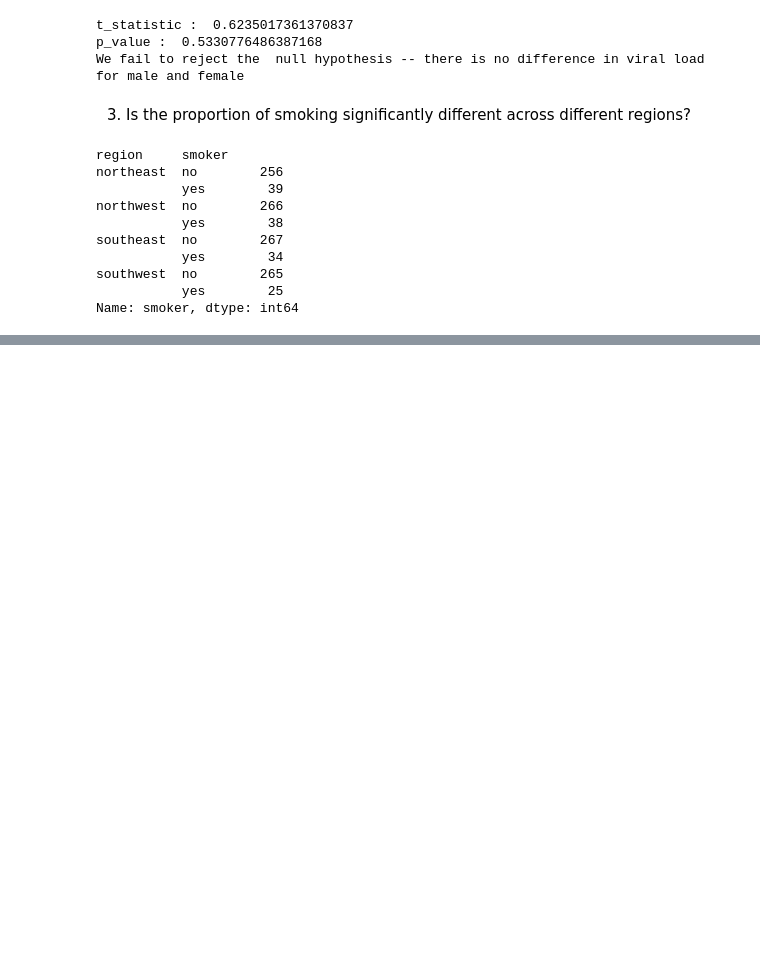
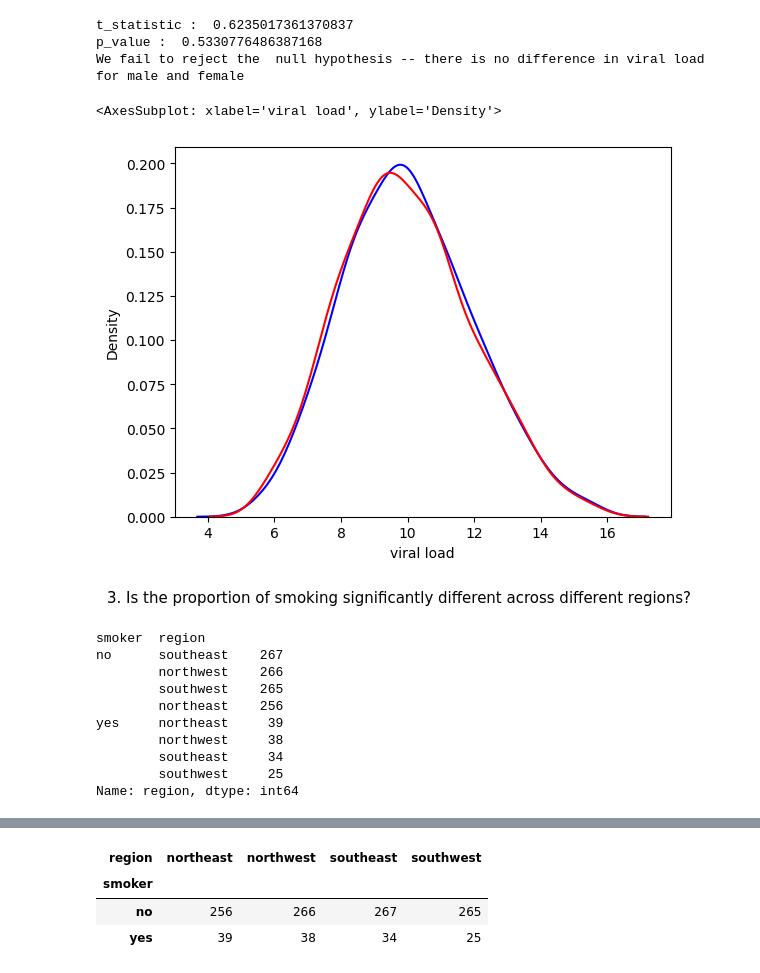
Before and after one commit to mahikshith/Apollo_hypothesis_testing, a Jupyter notebook: Apollo_hypo_test_mykee.ipynb, the cells around one changed output, grey strips where cells are left out. Saved outputs shown, nothing was run; the diff lists cells and outputs as text; code cells hidden in the pictures; blank space fills up the shorter version.

```diff
--- a/Apollo_hypo_test_mykee.ipynb
+++ b/Apollo_hypo_test_mykee.ipynb
@@ -449,20 +449,27 @@ else:
 t_statistic :  0.6235017361370837
 p_value :  0.5330776486387168
 We fail to reject the  null hypothesis -- there is no difference in viral load for male and female
+# %%
+sns.kdeplot(male,label="male",color="blue")
+sns.kdeplot(female,label="female",color="red")
+# they have similar distribution , we also check the same with qqplot
+# %% [output]
+<AxesSubplot: xlabel='viral load', ylabel='Density'>
+[figure, added]
 # %% [markdown]
 3. Is the proportion of smoking significantly different across different regions?
 # %%
-df.groupby("region")["smoker"].value_counts()
+df.groupby("smoker")["region"].value_counts()
 # %% [output]
-region     smoker
-northeast  no        256
-           yes        39
-northwest  no        266
-           yes        38
-southeast  no        267
-           yes        34
-southwest  no        265
-           yes        25
-Name: smoker, dtype: int64
+smoker  region
+no      southeast    267
+        northwest    266
+        southwest    265
+        northeast    256
+yes     northeast     39
+        northwest     38
+        southeast     34
+        southwest     25
+Name: region, dtype: int64
 # %% [markdown]
 H0 : The proportion of smoker is same in all regions
@@ -469,3 +477,14 @@ H0 : The proportion of smoker is same in all regions
 H1 : The proportion of smoker is different in atleast one region
 
 alpha = 0.05 - -chi-squared test
+# %%
+# import chi2_contingency
+from scipy.stats import chi2_contingency
+
+tab = pd.crosstab(df["smoker"],df["region"])
+tab
+# %% [output]
+| region | northeast | northwest | southeast | southwest |
+| smoker |  |  |  |  |
+| no | 256 | 266 | 267 | 265 |
+| yes | 39 | 38 | 34 | 25 |
```
Also changed, not shown: parts of 6 cells of this notebook.
